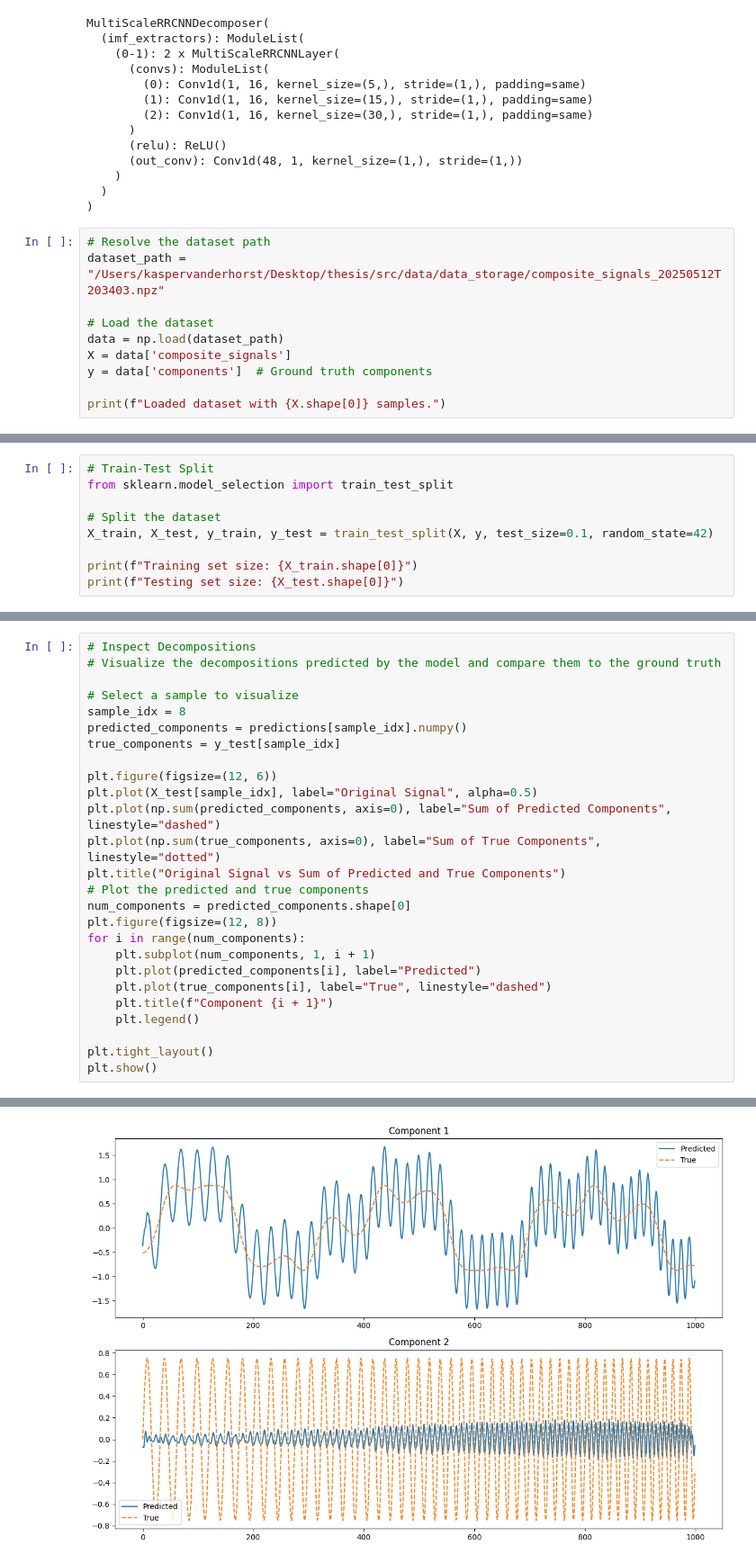
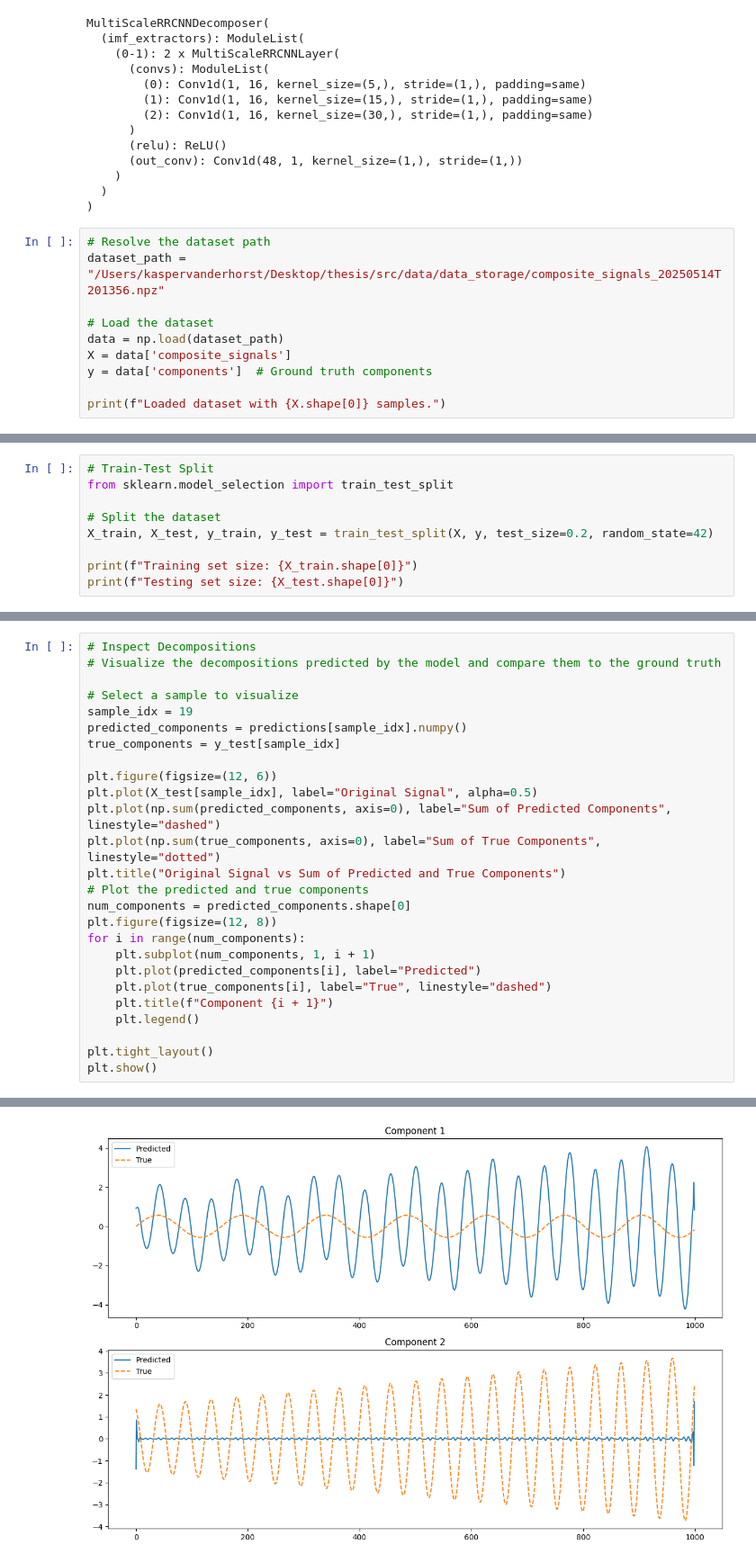
Before and after one commit to KJMvanderHorst/thesis, a Jupyter notebook: notebooks/model_testing_notebook.ipynb, the cells around one changed output, grey strips where cells are left out. Shown at 90% size. Drawn from its saved outputs; the diff is of its cells as text.

```diff
--- a/notebooks/model_testing_notebook.ipynb
+++ b/notebooks/model_testing_notebook.ipynb
@@ -43,7 +43,7 @@ MultiScaleRRCNNDecomposer(
 )
 # %%
 # Resolve the dataset path
-dataset_path = "/Users/kaspervanderhorst/Desktop/thesis/src/data/data_storage/composite_signals_20250512T203403.npz"
+dataset_path = "/Users/kaspervanderhorst/Desktop/thesis/src/data/data_storage/composite_signals_20250514T201356.npz"
 
 # Load the dataset
 data = np.load(dataset_path)
@@ -58,7 +58,7 @@ Loaded dataset with 10000 samples.
 from sklearn.model_selection import train_test_split
 
 # Split the dataset
-X_train, X_test, y_train, y_test = train_test_split(X, y, test_size=0.1, random_state=42)
+X_train, X_test, y_train, y_test = train_test_split(X, y, test_size=0.2, random_state=42)
 
 print(f"Training set size: {X_train.shape[0]}")
 print(f"Testing set size: {X_test.shape[0]}")
@@ -87,7 +87,7 @@ Predictions shape: torch.Size([1000, 2, 1000])
 # Visualize the decompositions predicted by the model and compare them to the ground truth
 
 # Select a sample to visualize
-sample_idx = 8
+sample_idx = 19
 predicted_components = predictions[sample_idx].numpy()
 true_components = y_test[sample_idx]
 
@@ -113 +113 @@ plt.show()
-[figure, old version]
+[figure, new version]
```
Also changed, not shown: parts of 4 cells of this notebook, 2 other files.
